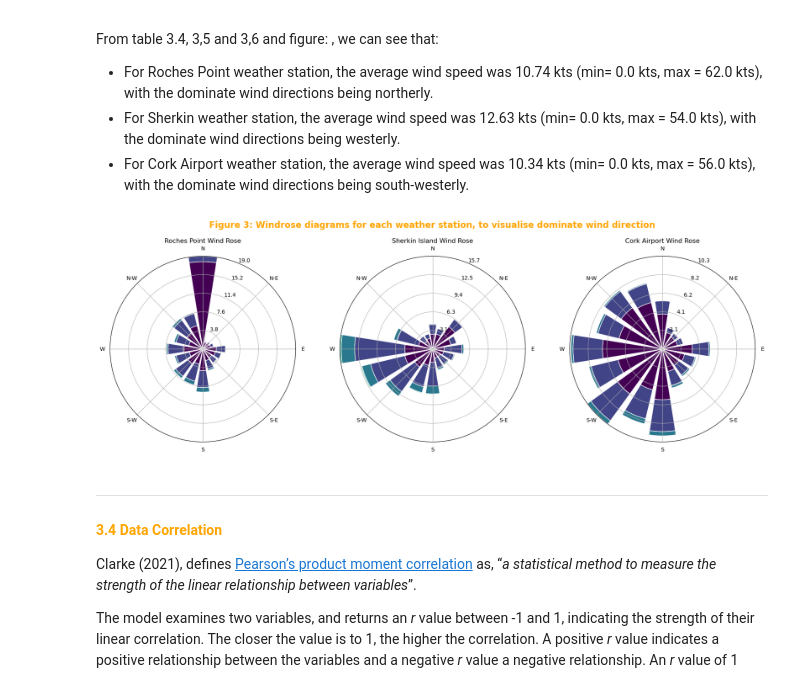
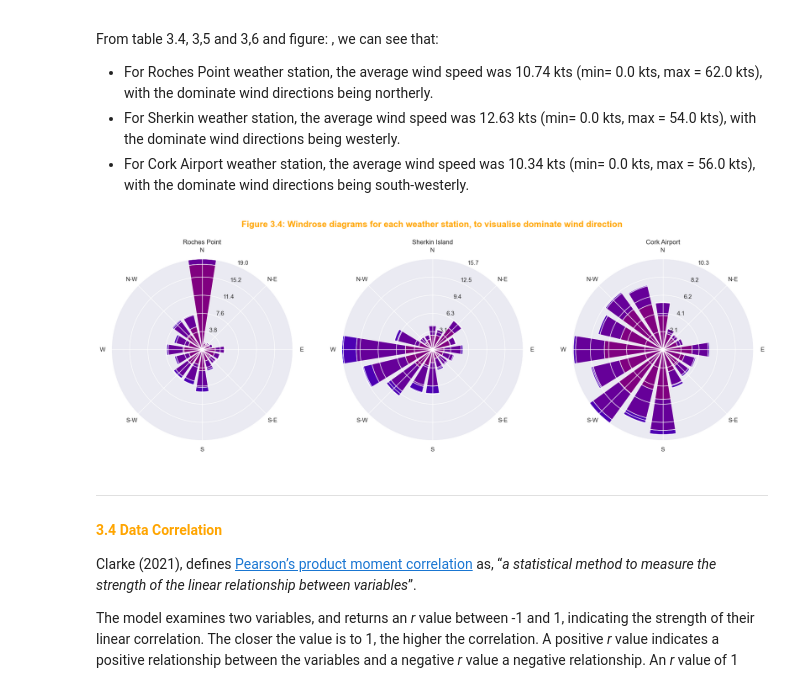
Before and after one commit to Laura6826/PFDA-project, a Jupyter notebook: wind_project.ipynb, the cells around one changed output. Saved outputs shown, nothing was run; the diff lists cells and outputs as text; code cells hidden in the pictures.

```diff
--- a/wind_project.ipynb
+++ b/wind_project.ipynb
@@ -553,6 +552,10 @@ dfrp_sqrt = sqrt_transform(dfrp, columns_to_transform)
 dfs_sqrt = sqrt_transform(dfs, columns_to_transform)
 dfca_sqrt = sqrt_transform(dfca, columns_to_transform)
 
+dfrp_boxcox = boxcox_transform(dfrp, columns_to_transform)
+dfs_boxcox = boxcox_transform(dfs, columns_to_transform)
+dfca_boxcox = boxcox_transform(dfca, columns_to_transform)
+
 dfrp_yeojohnson = yeojohnson_transform(dfrp, columns_to_transform)
 dfs_yeojohnson = yeojohnson_transform(dfs, columns_to_transform)
 dfca_yeojohnson = yeojohnson_transform(dfca, columns_to_transform)
@@ -726,35 +783,38 @@ From table 3.4, 3,5 and 3,6 and figure: , we can see that:
 - For Cork Airport weather station, the average wind speed was 10.34 kts (min= 0.0 kts, max = 56.0 kts), with the dominate wind directions being south-westerly.
 # %%
 # Create a figure that displays a windrose chart of each of the weather stations.
-def create_wind_rose(ax, df, title):
+def create_wind_rose(ax, df, title, cmap):
     # Extract wind speed and direction
     wind_speed = df['wdsp']
     wind_direction = df['wddir']
 
-    # Create a wind rose plot
-    ax.bar(wind_direction, wind_speed, normed=True, opening=0.8, edgecolor='white')
+    # Create a wind rose plot with a gradient color
+    ax.bar(wind_direction, wind_speed, normed=True, opening=0.8, edgecolor='white', cmap=cmap)
     ax.set_title(title)
 
 # Create a figure with 3 subplots
 fig = plt.figure(figsize=(18, 6))
 
-# Create wind rose plots for each DataFrame
+# Define the colormap for the gradient from purple to blue
+cmap = mcolors.LinearSegmentedColormap.from_list("purple_blue", ["purple", "blue"])
+
+# Create wind rose plots for each DataFrame with the gradient colormap
 ax1 = fig.add_subplot(131, projection='windrose')
-create_wind_rose(ax1, dfrp, 'Roches Point Wind Rose')
+create_wind_rose(ax1, dfrp, 'Roches Point', cmap)
 
 ax2 = fig.add_subplot(132, projection='windrose')
-create_wind_rose(ax2, dfs, 'Sherkin Island Wind Rose')
+create_wind_rose(ax2, dfs, 'Sherkin Island', cmap)
 
 ax3 = fig.add_subplot(133, projection='windrose')
-create_wind_rose(ax3, dfca, 'Cork Airport Wind Rose')
+create_wind_rose(ax3, dfca, 'Cork Airport', cmap)
 
 # Add an overall title
-fig.suptitle('Figure 3: Windrose diagrams for each weather station, to visualise dominate wind direction', fontsize=16, fontweight='bold', color='orange')
+fig.suptitle('Figure 3.4: Windrose diagrams for each weather station, to visualise dominate wind direction', fontsize=16, fontweight='bold', color='orange')
 plt.tight_layout(rect=[0, 0, 1, 0.95])
 plt.savefig('images/wind_rose_combined.png')
 plt.show()
 # %% [output]
-[figure, old version]
+[figure, new version]
 # %% [markdown]
 ***
 #### <span style="color:orange"> 3.4    Data Correlation <span>
```
Also changed, not shown: parts of 21 cells of this notebook, 6 other files.
